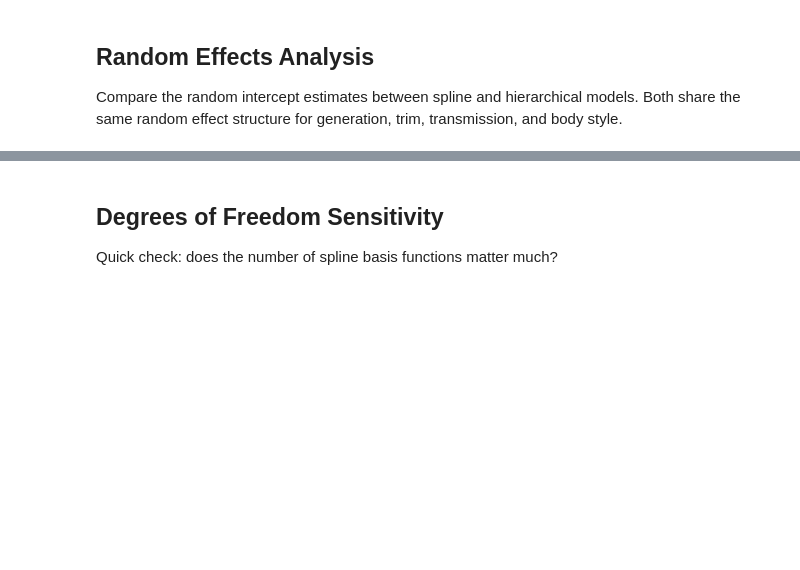
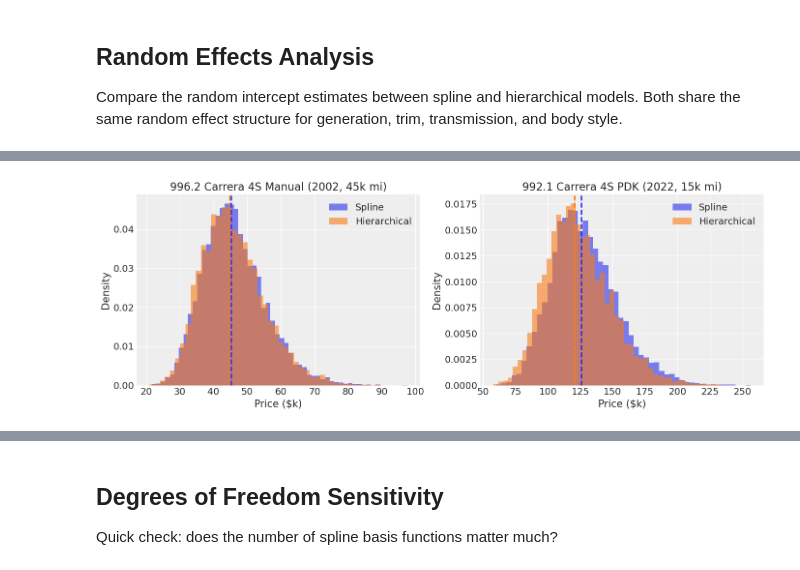
Before and after one commit to No-Stream/price-trend-analysis, a Jupyter notebook: notebooks/04_splines.ipynb, the cells around one changed output, grey strips where cells are left out. Cells and saved outputs as stored; diff of their text form; code cells hidden in the pictures; blank space fills up the shorter version.

```diff
--- a/notebooks/04_splines.ipynb
+++ b/notebooks/04_splines.ipynb
@@ -452,0 +633,29 @@ Both share the same random effect structure for generation, trim, transmission,
+# %%
+# Visualize prediction distributions
+fig, axes = plt.subplots(1, 2, figsize=(14, 5))
+
+# 996.2
+ax = axes[0]
+ax.hist(pred_spline_996["samples"] / 1000, bins=50, alpha=0.6, label="Spline", density=True)
+ax.hist(pred_hier_996["samples"] / 1000, bins=50, alpha=0.6, label="Hierarchical", density=True)
+ax.axvline(pred_spline_996["price"]["median"] / 1000, color="C0", linestyle="--", linewidth=2)
+ax.axvline(pred_hier_996["price"]["median"] / 1000, color="C1", linestyle="--", linewidth=2)
+ax.set_xlabel("Price ($k)")
+ax.set_ylabel("Density")
+ax.set_title("996.2 Carrera 4S Manual (2002, 45k mi)")
+ax.legend()
+
+# 992.1
+ax = axes[1]
+ax.hist(pred_spline_992["samples"] / 1000, bins=50, alpha=0.6, label="Spline", density=True)
+ax.hist(pred_hier_992["samples"] / 1000, bins=50, alpha=0.6, label="Hierarchical", density=True)
+ax.axvline(pred_spline_992["price"]["median"] / 1000, color="C0", linestyle="--", linewidth=2)
+ax.axvline(pred_hier_992["price"]["median"] / 1000, color="C1", linestyle="--", linewidth=2)
+ax.set_xlabel("Price ($k)")
+ax.set_ylabel("Density")
+ax.set_title("992.1 Carrera 4S PDK (2022, 15k mi)")
+ax.legend()
+
+plt.tight_layout()
+# %% [output]
+[figure, added]
```
Also changed, not shown: parts of 27 cells of this notebook, 1 other file.
